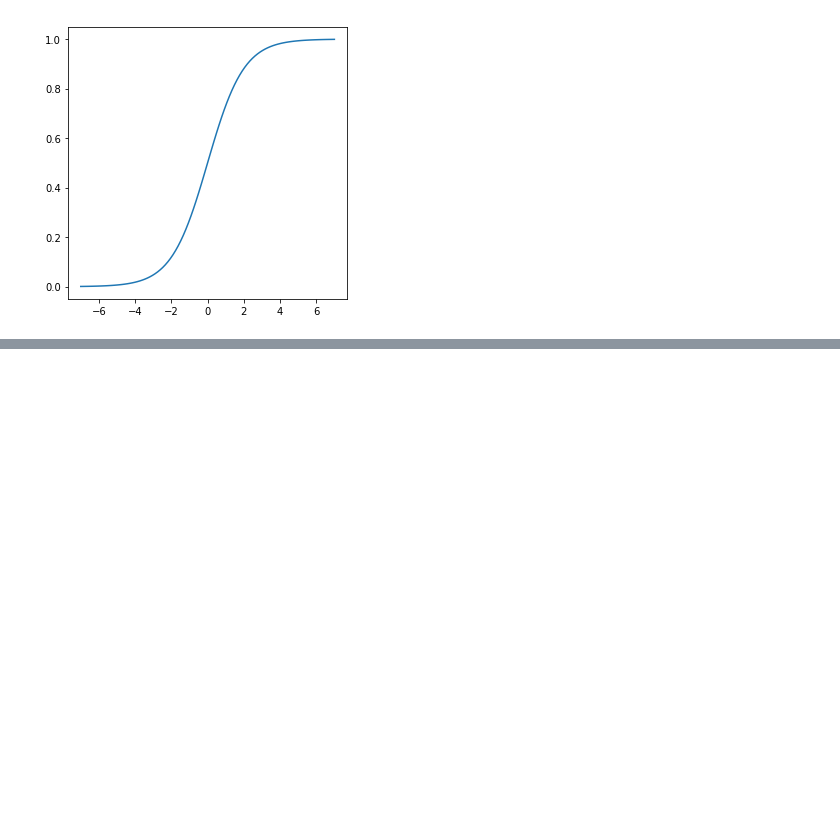
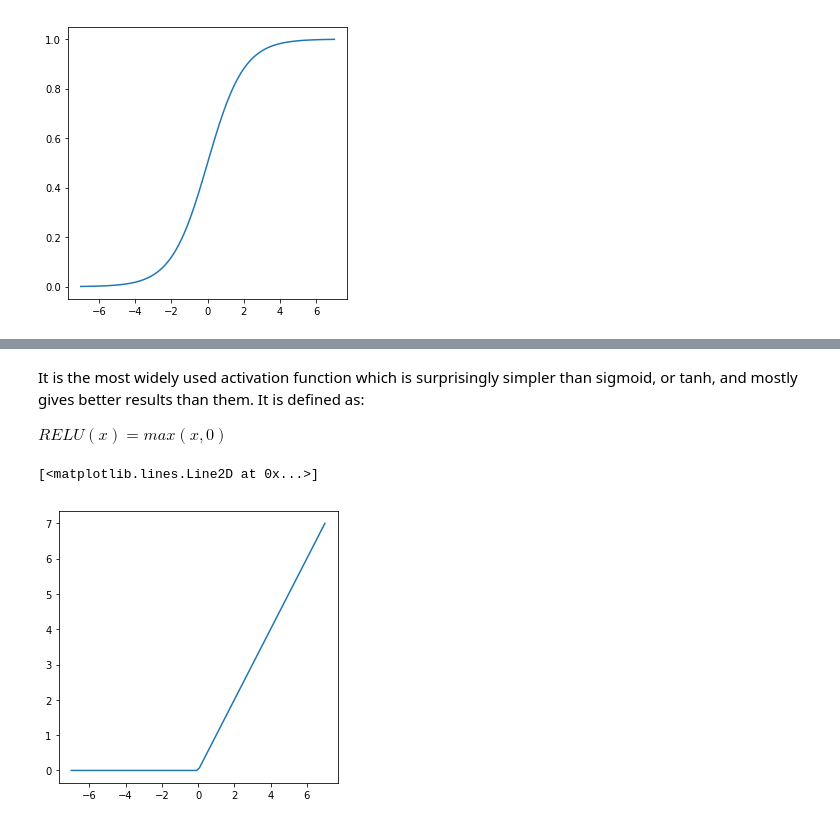
Before and after one commit to nitishsaDire/DLblog, a Jupyter notebook: _notebooks/2020-10-22-DLforCNN.ipynb, the cells around one changed output, grey strips where cells are left out. Saved outputs shown, nothing was run; the diff lists cells and outputs as text; code cells hidden in the pictures; blank space fills up the shorter version.

```diff
--- a/_notebooks/2020-10-22-DLforCNN.ipynb
+++ b/_notebooks/2020-10-22-DLforCNN.ipynb
@@ -52,0 +70,11 @@ One of the big disadvantage of sigmoid function is that it's output is not zero-
+# %% [markdown]
+It is the most widely used activation function which is surprisingly simpler than sigmoid, or tanh, and mostly gives better results than them. It is defined as:
+
+$RELU(x) = max(x,0)$
+# %%
+y = np.maximum(x,0)
+fig,ax = plt.subplots(figsize = (5,5))
+ax.plot(x, y)
+# %% [output]
+[<matplotlib.lines.Line2D at 0x...>]
+[figure, added]
```
Also changed, not shown: parts of 14 cells of this notebook.
